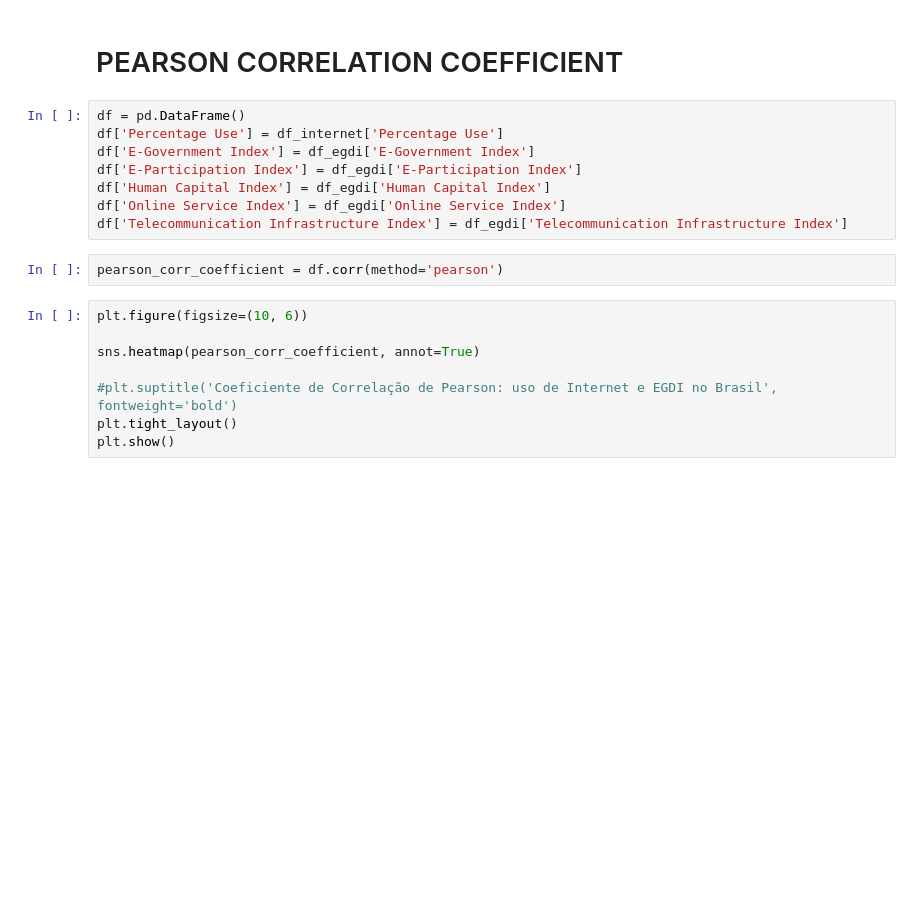
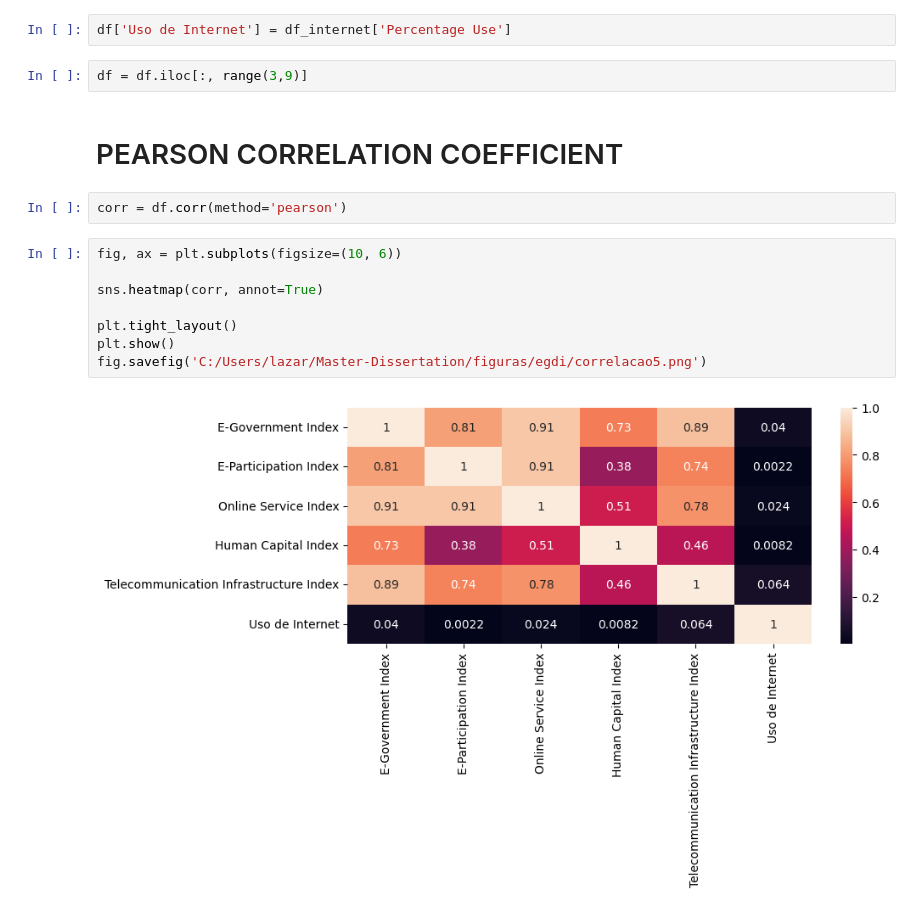
Before and after one commit to LazaroDamasceno/Dissertacao-Mestrado, a Jupyter notebook: eda/correlacao/correlation_edgi_internetuse.ipynb, the cells around one changed output. Drawn from its saved outputs; the diff is of its cells as text; blank space fills up the shorter version.

Commit message:
Criou o notebook correlacao_egdi_pib

```diff
--- a/eda/correlacao/correlation_edgi_internetuse.ipynb
+++ b/eda/correlacao/correlation_edgi_internetuse.ipynb
@@ -75,20 +91,18 @@ df_egdi['Telecommunication Infrastructure Index'] = df_egdi['Telecommunication I
+# %%
+df['Uso de Internet'] = df_internet['Percentage Use']
+# %%
+df = df.iloc[:, range(3,9)]
 # %% [markdown]
 # PEARSON CORRELATION COEFFICIENT
-# %%
-df = pd.DataFrame()
-df['Percentage Use'] = df_internet['Percentage Use']
-df['E-Government Index'] = df_egdi['E-Government Index']
-df['E-Participation Index'] = df_egdi['E-Participation Index']
-df['Human Capital Index'] = df_egdi['Human Capital Index']
-df['Online Service Index'] = df_egdi['Online Service Index']
-df['Telecommunication Infrastructure Index'] = df_egdi['Telecommunication Infrastructure Index']
 # %%
-pearson_corr_coefficient = df.corr(method='pearson')
+corr = df.corr(method='pearson')
 # %%
-plt.figure(figsize=(10, 6))
+fig, ax = plt.subplots(figsize=(10, 6))
 
-sns.heatmap(pearson_corr_coefficient, annot=True)
+sns.heatmap(corr, annot=True)
 
-#plt.suptitle('Coeficiente de Correlação de Pearson: uso de Internet e EGDI no Brasil', fontweight='bold')
 plt.tight_layout()
 plt.show()
+fig.savefig('C:/Users/lazar/Master-Dissertation/figuras/egdi/correlacao5.png')
+# %% [output]
+[figure, added]
```
Also changed, not shown: parts of 10 cells of this notebook, 24 other files.
